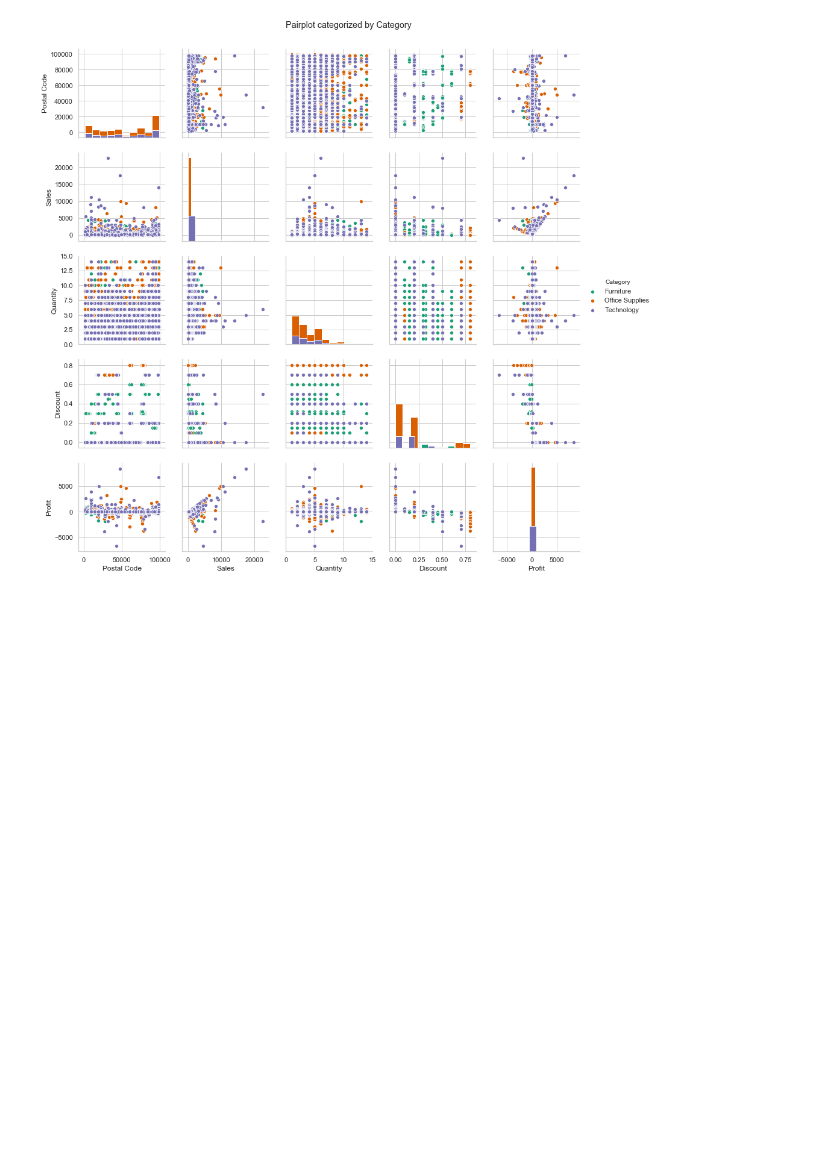
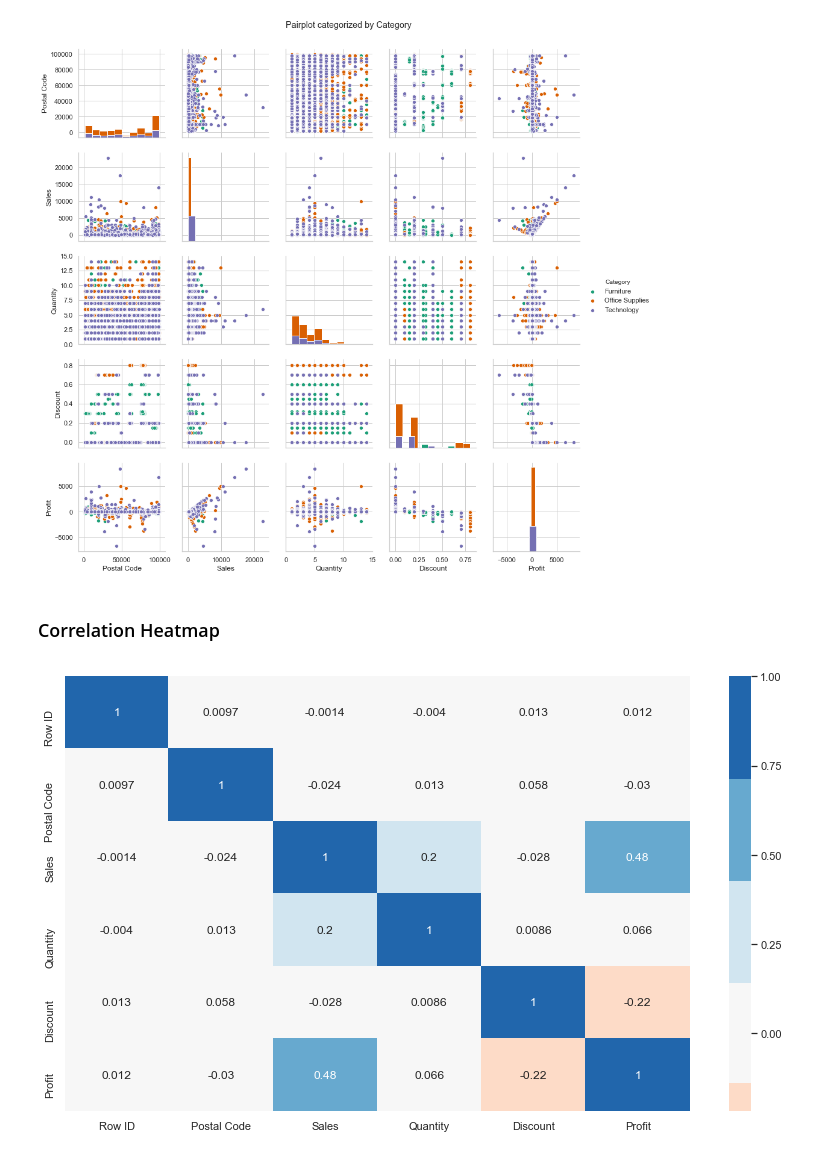
Before and after one commit to danielc92/python_nb_data_profiling, a Jupyter notebook: notebook_data_profililng.ipynb, the cells around one changed output. Cells and saved outputs as stored; diff of their text form; code cells hidden in the pictures; blank space fills up the shorter version.

Commit message:
Added heatmap functionality in Visualization step

```diff
--- a/notebook_data_profililng.ipynb
+++ b/notebook_data_profililng.ipynb
@@ -525,3 +527,5 @@ if visualize_dataset == True:
 [figure]
 <Figure size 1152x864 with 0 Axes>
 [figure]
+# %% [markdown]
+### Correlation Heatmap
@@ -527,0 +534,19 @@ if visualize_dataset == True:
+# %%
+if visualize_dataset == True:
+
+    #Create correlation Matrix
+    correlation_dataframe = data.corr()
+
+    #Create heatmap, show and export as .png
+    seaborn.heatmap(data = correlation_dataframe,
+               cmap = ['#b2182b',
+                    '#ef8a62',
+                    '#fddbc7',
+                    '#f7f7f7',
+                    '#d1e5f0',
+                    '#67a9cf',
+                    '#2166ac'],
+               center = 0,
+               annot = True).get_figure().savefig(exportpath + "heatmap.png")
+# %% [output]
+[figure, added]
```
Also changed, not shown: parts of 3 cells of this notebook, 4 other files.
